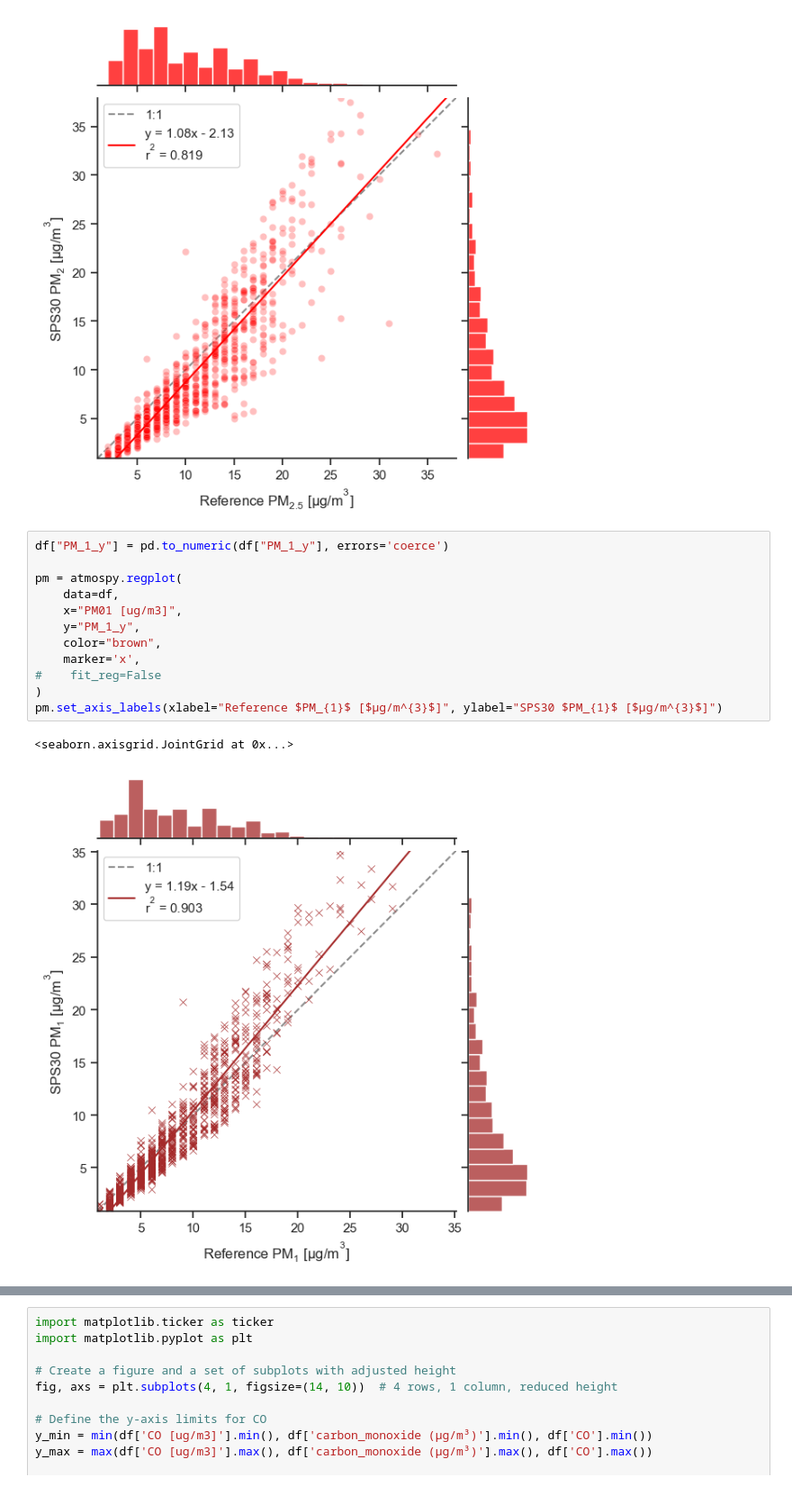
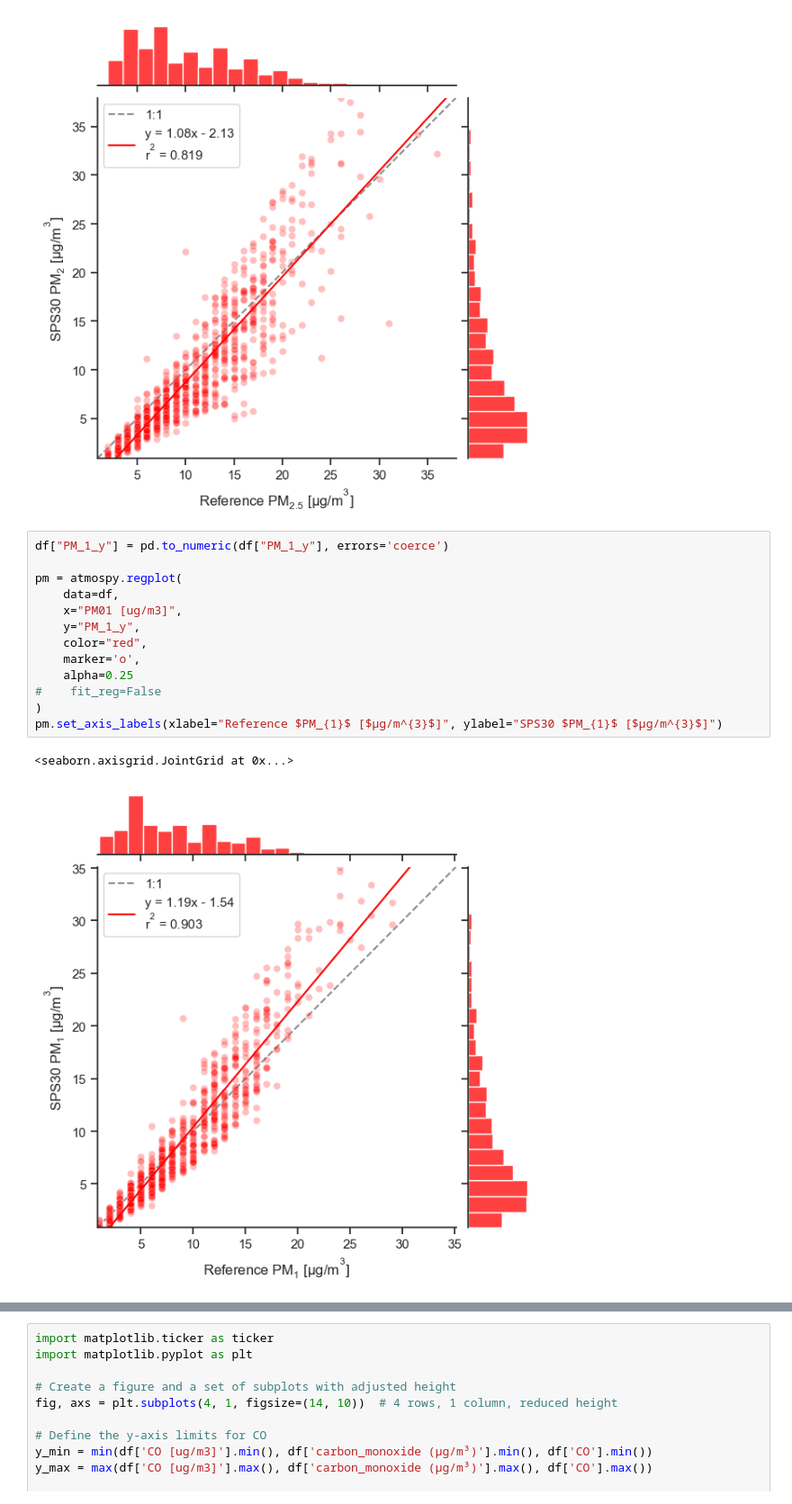
Before and after one commit to vn-hub/koloka, a Jupyter notebook: Eval3_summer.ipynb, the cells around one changed output, grey strips where cells are left out. Shown at 90% size. Drawn from its saved outputs; the diff is of its cells as text.

```diff
--- a/Eval3_summer.ipynb
+++ b/Eval3_summer.ipynb
@@ -392,15 +393,16 @@ pm.set_axis_labels(xlabel="Reference $PM_{2.5}$ [$µg/m^{3}$]", ylabel="SPS30 $P
 # %%
 df["PM_1_y"] = pd.to_numeric(df["PM_1_y"], errors='coerce')
 
 pm = atmospy.regplot(
     data=df,
     x="PM01 [ug/m3]",
     y="PM_1_y",
-    color="brown",
-    marker='x',
+    color="red",
+    marker='o',
+    alpha=0.25
 #    fit_reg=False
 )
 pm.set_axis_labels(xlabel="Reference $PM_{1}$ [$µg/m^{3}$]", ylabel="SPS30 $PM_{1}$ [$µg/m^{3}$]")
 # %% [output]
 <seaborn.axisgrid.JointGrid at 0x...>
-[figure, old version]
+[figure, new version]
```
Also changed, not shown: parts of 14 cells of this notebook.
